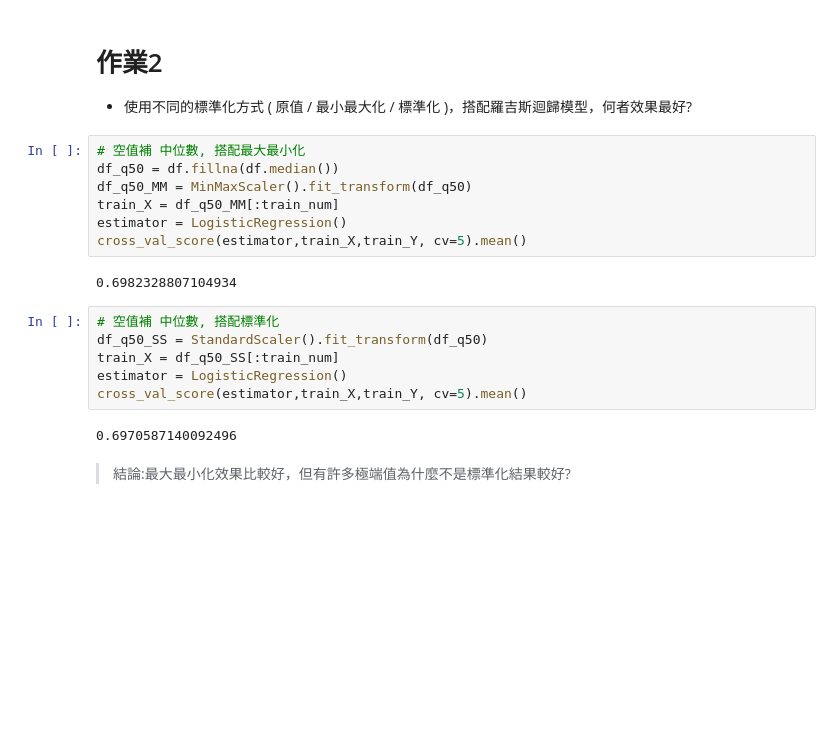
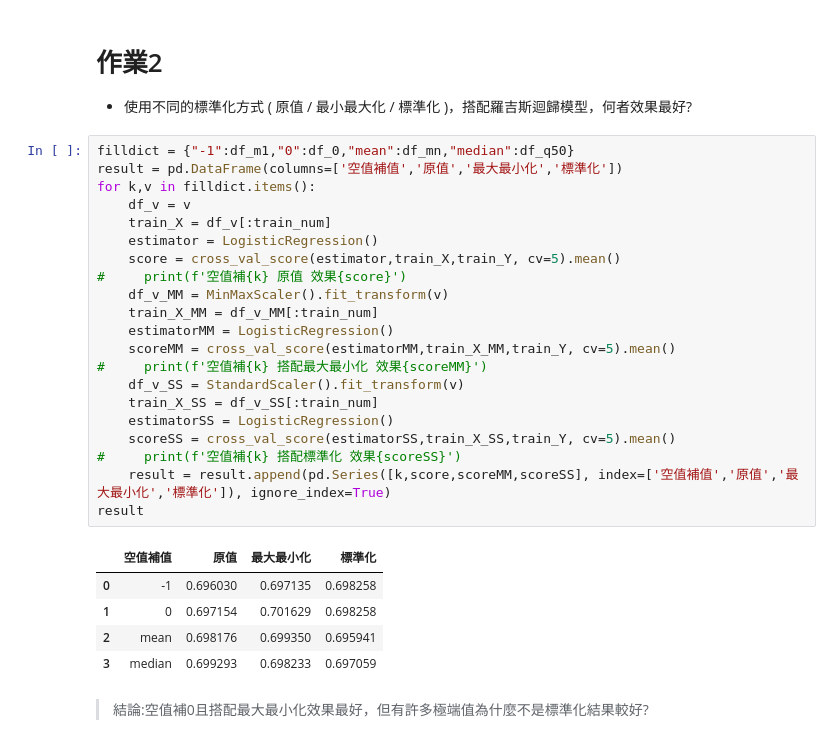
Before and after one commit to paysweat777/ML100-Days, a Jupyter notebook: homework/Day_019_HW.ipynb, the cells around one changed output. Cells and saved outputs as stored; diff of their text form; blank space fills up the shorter version.

```diff
--- a/homework/Day_019_HW.ipynb
+++ b/homework/Day_019_HW.ipynb
@@ -161,22 +163,32 @@ cross_val_score(estimator,train_X,train_Y, cv=5).mean()
 # %% [markdown]
 # 作業2
 * 使用不同的標準化方式 ( 原值 / 最小最大化 / 標準化 )，搭配羅吉斯迴歸模型，何者效果最好?
-# %%
-# 空值補 中位數, 搭配最大最小化
-df_q50 = df.fillna(df.median())
-df_q50_MM = MinMaxScaler().fit_transform(df_q50)
-train_X = df_q50_MM[:train_num]
-estimator = LogisticRegression()
-cross_val_score(estimator,train_X,train_Y, cv=5).mean()
-# %% [output]
-0.6982328807104934
-# %%
-# 空值補 中位數, 搭配標準化
-df_q50_SS = StandardScaler().fit_transform(df_q50)
-train_X = df_q50_SS[:train_num]
-estimator = LogisticRegression()
-cross_val_score(estimator,train_X,train_Y, cv=5).mean()
-# %% [output]
-0.6970587140092496
+# %%
+filldict = {"-1":df_m1,"0":df_0,"mean":df_mn,"median":df_q50}
+result = pd.DataFrame(columns=['空值補值','原值','最大最小化','標準化'])
+for k,v in filldict.items():
+    df_v = v
+    train_X = df_v[:train_num]
+    estimator = LogisticRegression()
+    score = cross_val_score(estimator,train_X,train_Y, cv=5).mean()
+#     print(f'空值補{k} 原值 效果{score}')
+    df_v_MM = MinMaxScaler().fit_transform(v)
+    train_X_MM = df_v_MM[:train_num]
+    estimatorMM = LogisticRegression()
+    scoreMM = cross_val_score(estimatorMM,train_X_MM,train_Y, cv=5).mean()
+#     print(f'空值補{k} 搭配最大最小化 效果{scoreMM}')
+    df_v_SS = StandardScaler().fit_transform(v)
+    train_X_SS = df_v_SS[:train_num]
+    estimatorSS = LogisticRegression()
+    scoreSS = cross_val_score(estimatorSS,train_X_SS,train_Y, cv=5).mean()
+#     print(f'空值補{k} 搭配標準化 效果{scoreSS}')
+    result = result.append(pd.Series([k,score,scoreMM,scoreSS], index=['空值補值','原值','最大最小化','標準化']), ignore_index=True)
+result
+# %% [output]
+|  | 空值補值 | 原值 | 最大最小化 | 標準化 |
+| 0 | -1 | 0.696030 | 0.697135 | 0.698258 |
+| 1 | 0 | 0.697154 | 0.701629 | 0.698258 |
+| 2 | mean | 0.698176 | 0.699350 | 0.695941 |
+| 3 | median | 0.699293 | 0.698233 | 0.697059 |
 # %% [markdown]
-> 結論:最大最小化效果比較好，但有許多極端值為什麼不是標準化結果較好?
+> 結論:空值補0且搭配最大最小化效果最好，但有許多極端值為什麼不是標準化結果較好?
```
Also changed, not shown: parts of 1 cell of this notebook.
